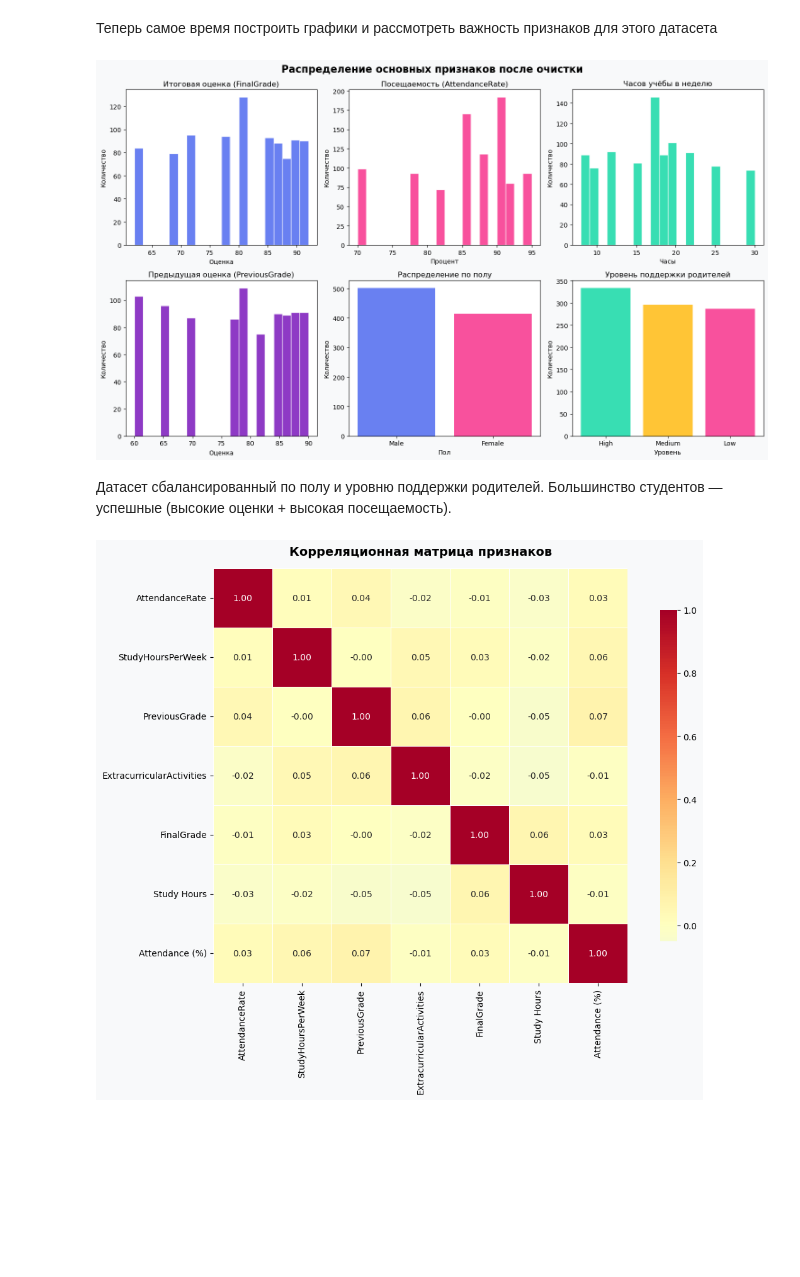
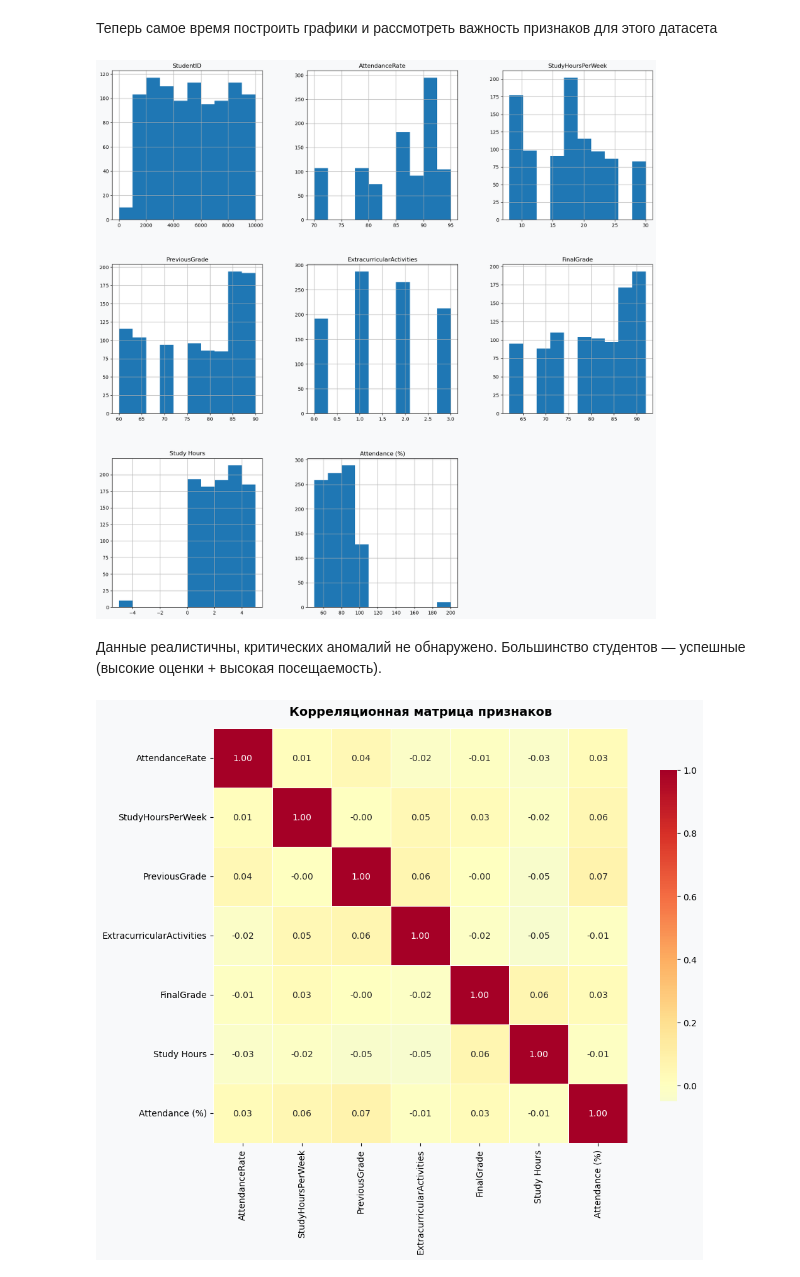
Before and after one commit to timur-valiullin/Calobaration_work, a Jupyter notebook: Students_Rating.ipynb, the cells around one changed output. Saved outputs shown, nothing was run; the diff lists cells and outputs as text; code cells hidden in the pictures; blank space fills up the shorter version.

```diff
--- a/Students_Rating.ipynb
+++ b/Students_Rating.ipynb
@@ -233,52 +254,13 @@ if missing_before > 0:
 ## Визуализация и Графики
 # %% [markdown]
 Теперь самое время построить графики и рассмотреть важность признаков для этого датасета
-# %%
-plt.rcParams['figure.facecolor'] = '#F8F9FA'
-plt.rcParams['axes.facecolor'] = '#FFFFFF'
-plt.rcParams['font.size'] = 10
-
-fig, axes = plt.subplots(2, 3, figsize=(15, 9))
-fig.suptitle('Распределение основных признаков после очистки', fontsize=16, fontweight='bold')
-
-axes[0, 0].hist(df_clean['FinalGrade'], bins=20, color='#4361EE', alpha=0.8, edgecolor='white')
-axes[0, 0].set_title('Итоговая оценка (FinalGrade)')
-axes[0, 0].set_xlabel('Оценка')
-axes[0, 0].set_ylabel('Количество')
-
-axes[0, 1].hist(df_clean['AttendanceRate'], bins=20, color='#F72585', alpha=0.8, edgecolor='white')
-axes[0, 1].set_title('Посещаемость (AttendanceRate)')
-axes[0, 1].set_xlabel('Процент')
-axes[0, 1].set_ylabel('Количество')
-
-axes[0, 2].hist(df_clean['StudyHoursPerWeek'], bins=20, color='#06D6A0', alpha=0.8, edgecolor='white')
-axes[0, 2].set_title('Часов учёбы в неделю')
-axes[0, 2].set_xlabel('Часы')
-axes[0, 2].set_ylabel('Количество')
-
-axes[1, 0].hist(df_clean['PreviousGrade'], bins=20, color='#7209B7', alpha=0.8, edgecolor='white')
-axes[1, 0].set_title('Предыдущая оценка (PreviousGrade)')
-axes[1, 0].set_xlabel('Оценка')
-axes[1, 0].set_ylabel('Количество')
-
-gender_counts = df_clean['Gender'].value_counts()
-axes[1, 1].bar(gender_counts.index, gender_counts.values, color=['#4361EE', '#F72585'], alpha=0.8)
-axes[1, 1].set_title('Распределение по полу')
-axes[1, 1].set_xlabel('Пол')
-axes[1, 1].set_ylabel('Количество')
-
-ps_counts = df_clean['ParentalSupport'].value_counts()
-axes[1, 2].bar(ps_counts.index, ps_counts.values, color=['#06D6A0', '#FFB703', '#F72585'], alpha=0.8)
-axes[1, 2].set_title('Уровень поддержки родителей')
-axes[1, 2].set_xlabel('Уровень')
-axes[1, 2].set_ylabel('Количество')
-
-plt.tight_layout()
-plt.show()
-# %% [output]
-[figure, removed]
-# %% [markdown]
-Датасет сбалансированный по полу и уровню поддержки родителей. Большинство студентов — успешные (высокие оценки + высокая посещаемость).
+# %%
+df.hist(figsize=(20,20))
+plt.show()
+# %% [output]
+[figure, added]
+# %% [markdown]
+Данные реалистичны, критических аномалий не обнаружено. Большинство студентов — успешные (высокие оценки + высокая посещаемость).
 # %%
 
 num_data = df_clean.select_dtypes(include=['float64', 'int64']).drop(columns=['StudentID'], errors='ignore')
```
Also changed, not shown: parts of 30 cells of this notebook.
